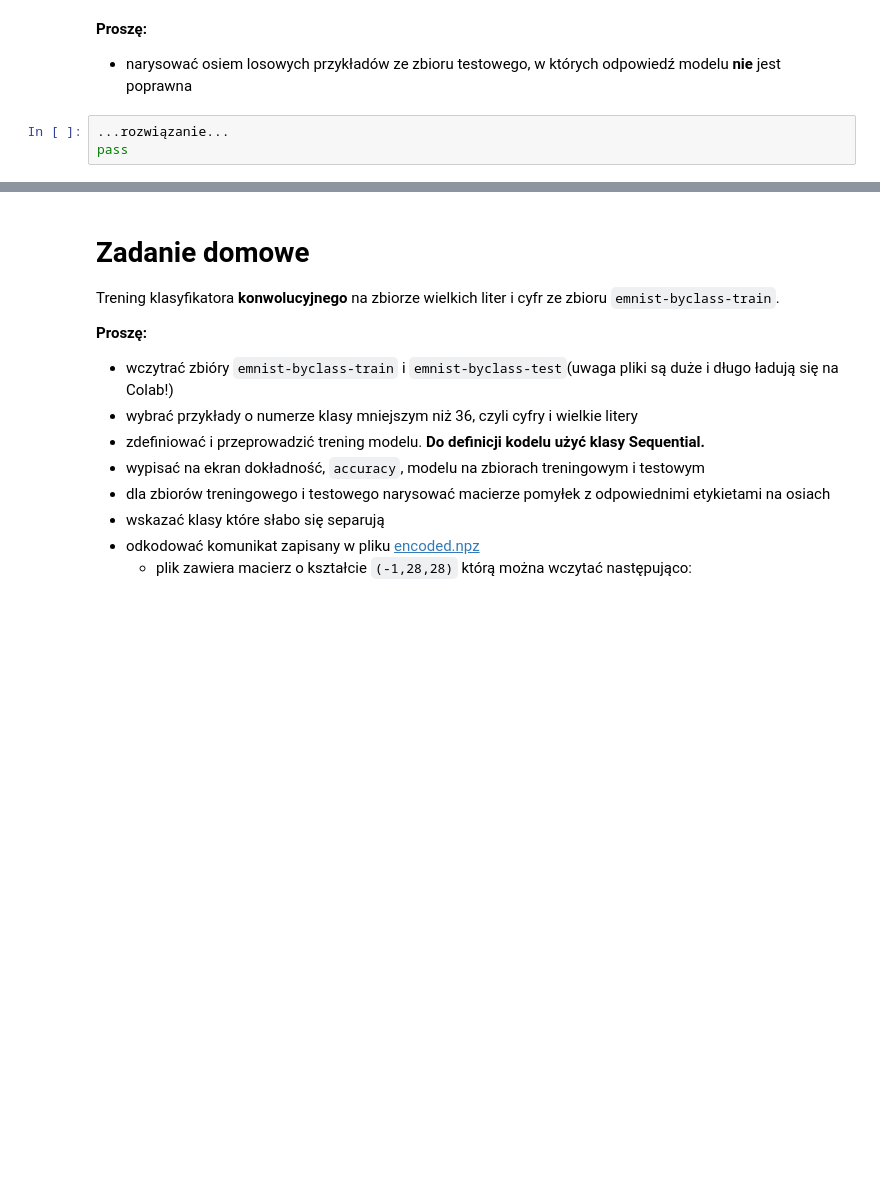
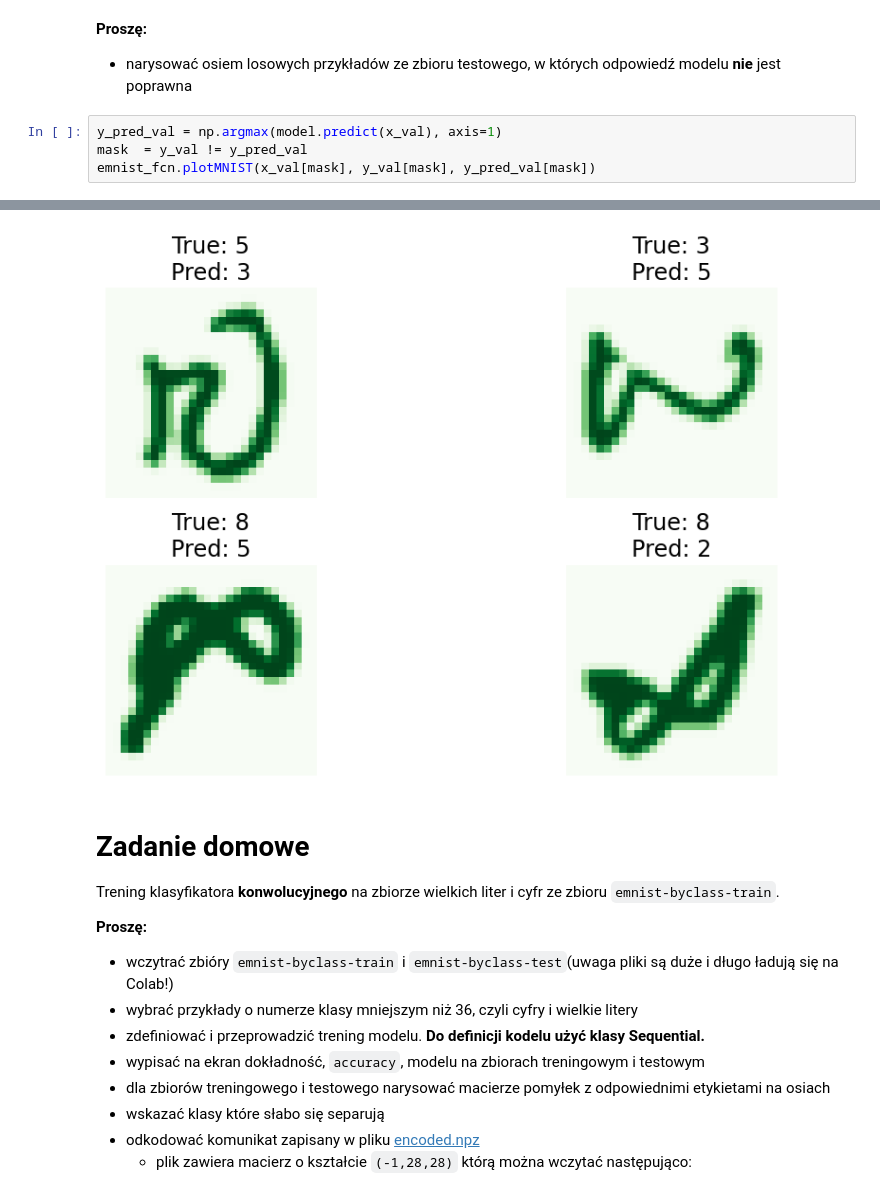
Before and after one commit to bkasza/MLII, a Jupyter notebook: 06/06_Sieci_ze_splotem_1.ipynb, the cells around one changed output, grey strips where cells are left out. Cells and saved outputs as stored; diff of their text form; blank space fills up the shorter version.

```diff
--- a/06/06_Sieci_ze_splotem_1.ipynb
+++ b/06/06_Sieci_ze_splotem_1.ipynb
@@ -629,6 +648,8 @@ pass
 **Proszę:**
 
 * narysować osiem losowych przykładów ze zbioru testowego, w których odpowiedź modelu **nie** jest poprawna
-# %%
-...rozwiązanie...
-pass
+# %%
+y_pred_val = np.argmax(model.predict(x_val), axis=1)
+mask  = y_val != y_pred_val
+emnist_fcn.plotMNIST(x_val[mask], y_val[mask], y_pred_val[mask])
+# %% [output]
@@ -635,3 +657,4 @@ pass
+[figure, added]
 # %% [markdown]
 # Zadanie domowe
 
```
Also changed, not shown: parts of 7 cells of this notebook, 1 other file.
